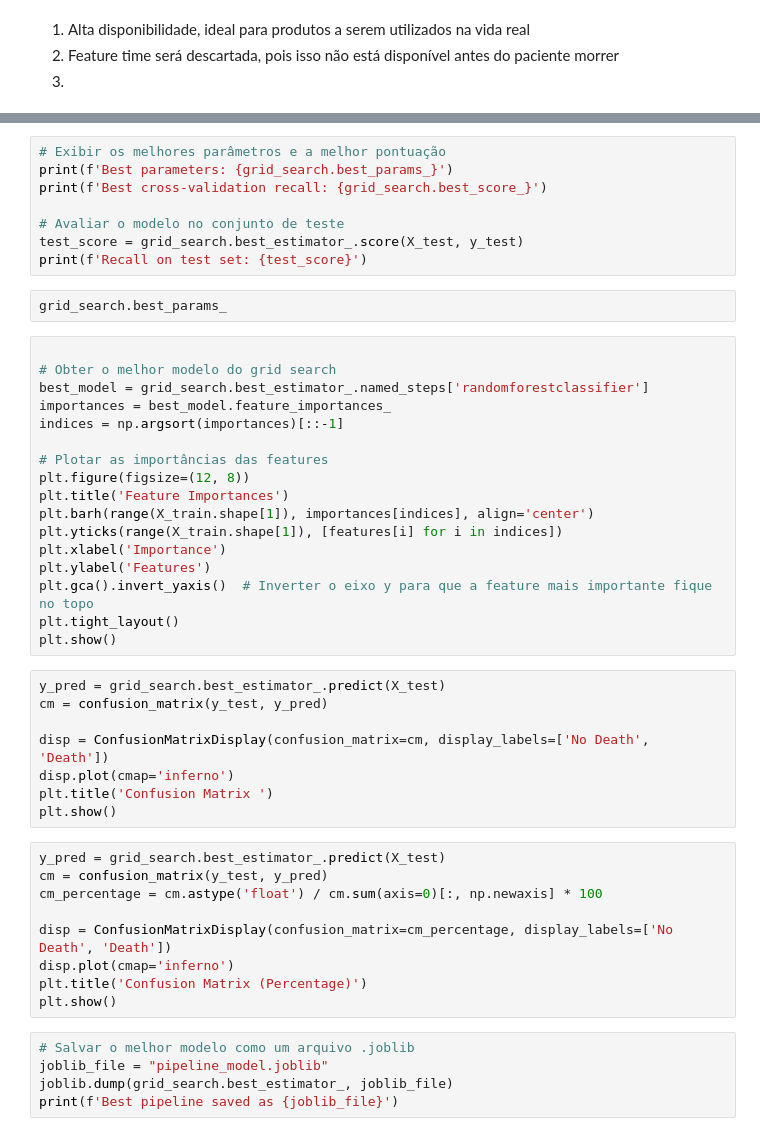
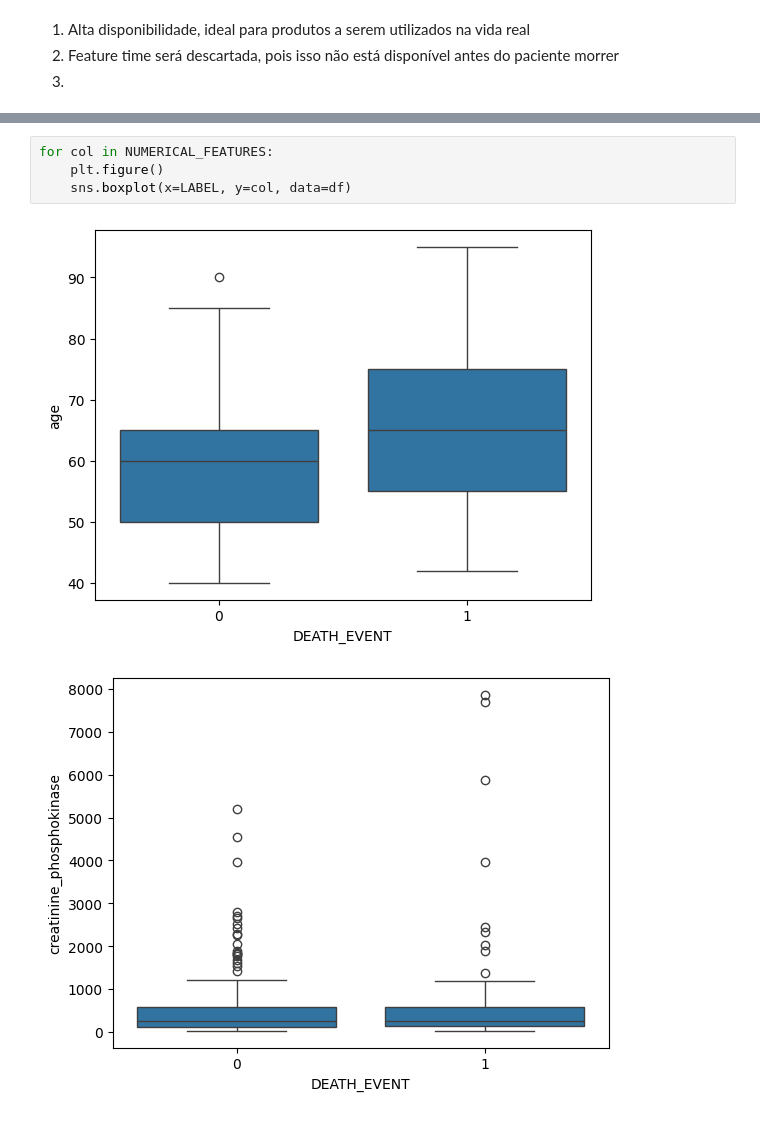
Before and after one commit to vinic011/heart-failure, a Jupyter notebook: ds.ipynb, the cells around one changed output, grey strips where cells are left out. Saved outputs shown, nothing was run; the diff lists cells and outputs as text.

```diff
--- a/ds.ipynb
+++ b/ds.ipynb
@@ -184,49 +229,7 @@ grid_search.fit(X_train, y_train)
-# %%
-# Exibir os melhores parâmetros e a melhor pontuação
-print(f'Best parameters: {grid_search.best_params_}')
-print(f'Best cross-validation recall: {grid_search.best_score_}')
-
-# Avaliar o modelo no conjunto de teste
-test_score = grid_search.best_estimator_.score(X_test, y_test)
-print(f'Recall on test set: {test_score}')
-# %%
-grid_search.best_params_
-# %%
-
-# Obter o melhor modelo do grid search
-best_model = grid_search.best_estimator_.named_steps['randomforestclassifier']
-importances = best_model.feature_importances_
-indices = np.argsort(importances)[::-1]
-
-# Plotar as importâncias das features
-plt.figure(figsize=(12, 8))
-plt.title('Feature Importances')
-plt.barh(range(X_train.shape[1]), importances[indices], align='center')
-plt.yticks(range(X_train.shape[1]), [features[i] for i in indices])
-plt.xlabel('Importance')
-plt.ylabel('Features')
-plt.gca().invert_yaxis()  # Inverter o eixo y para que a feature mais importante fique no topo
-plt.tight_layout()
-plt.show()
-# %%
-y_pred = grid_search.best_estimator_.predict(X_test)
-cm = confusion_matrix(y_test, y_pred)
-
-disp = ConfusionMatrixDisplay(confusion_matrix=cm, display_labels=['No Death', 'Death'])
-disp.plot(cmap='inferno')
-plt.title('Confusion Matrix ')
-plt.show()
-# %%
-y_pred = grid_search.best_estimator_.predict(X_test)
-cm = confusion_matrix(y_test, y_pred)
-cm_percentage = cm.astype('float') / cm.sum(axis=0)[:, np.newaxis] * 100
-
-disp = ConfusionMatrixDisplay(confusion_matrix=cm_percentage, display_labels=['No Death', 'Death'])
-disp.plot(cmap='inferno')
-plt.title('Confusion Matrix (Percentage)')
-plt.show()
-# %%
-# Salvar o melhor modelo como um arquivo .joblib
-joblib_file = "pipeline_model.joblib"
-joblib.dump(grid_search.best_estimator_, joblib_file)
-print(f'Best pipeline saved as {joblib_file}')
+# %%
+for col in NUMERICAL_FEATURES:
+    plt.figure()
+    sns.boxplot(x=LABEL, y=col, data=df)
+# %% [output]
+[figure, added]
+[figure, added]
```
Also changed, not shown: parts of 14 cells of this notebook, 3 other files.
